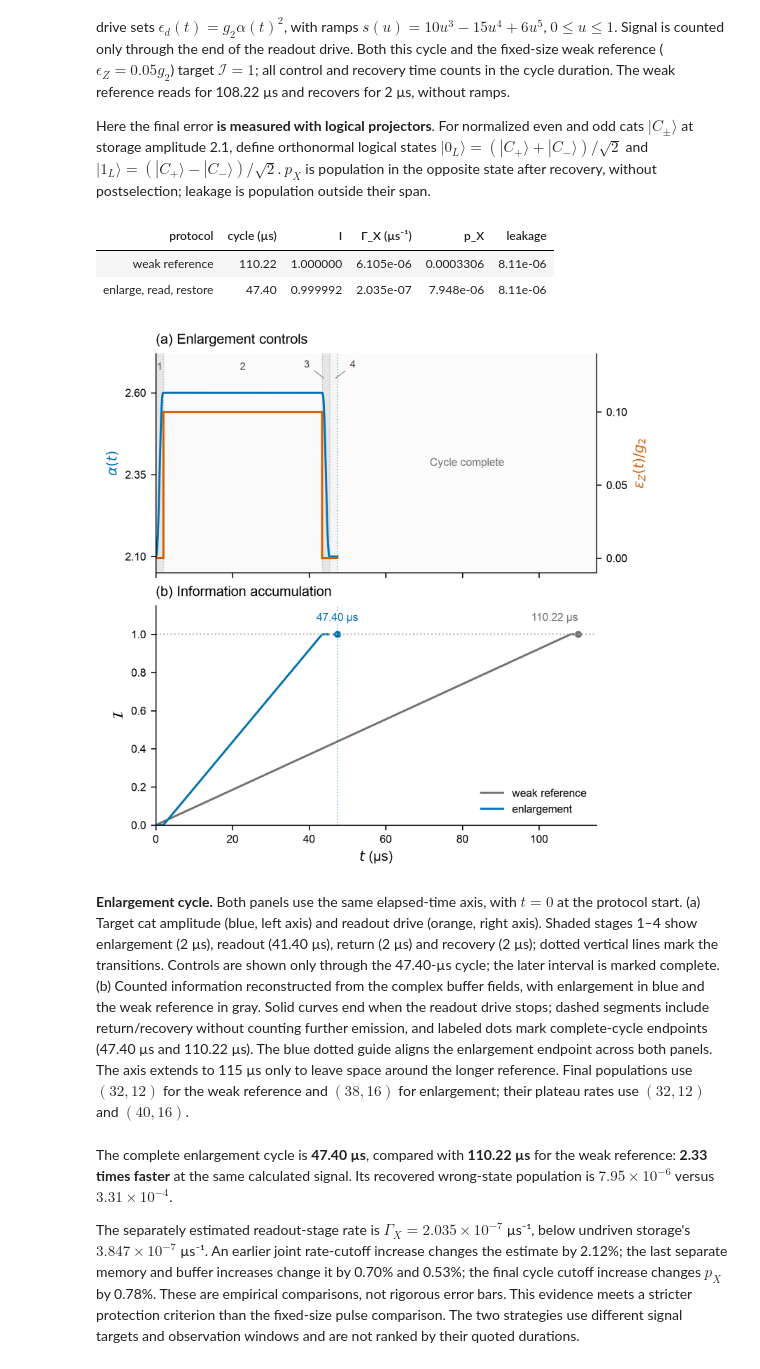
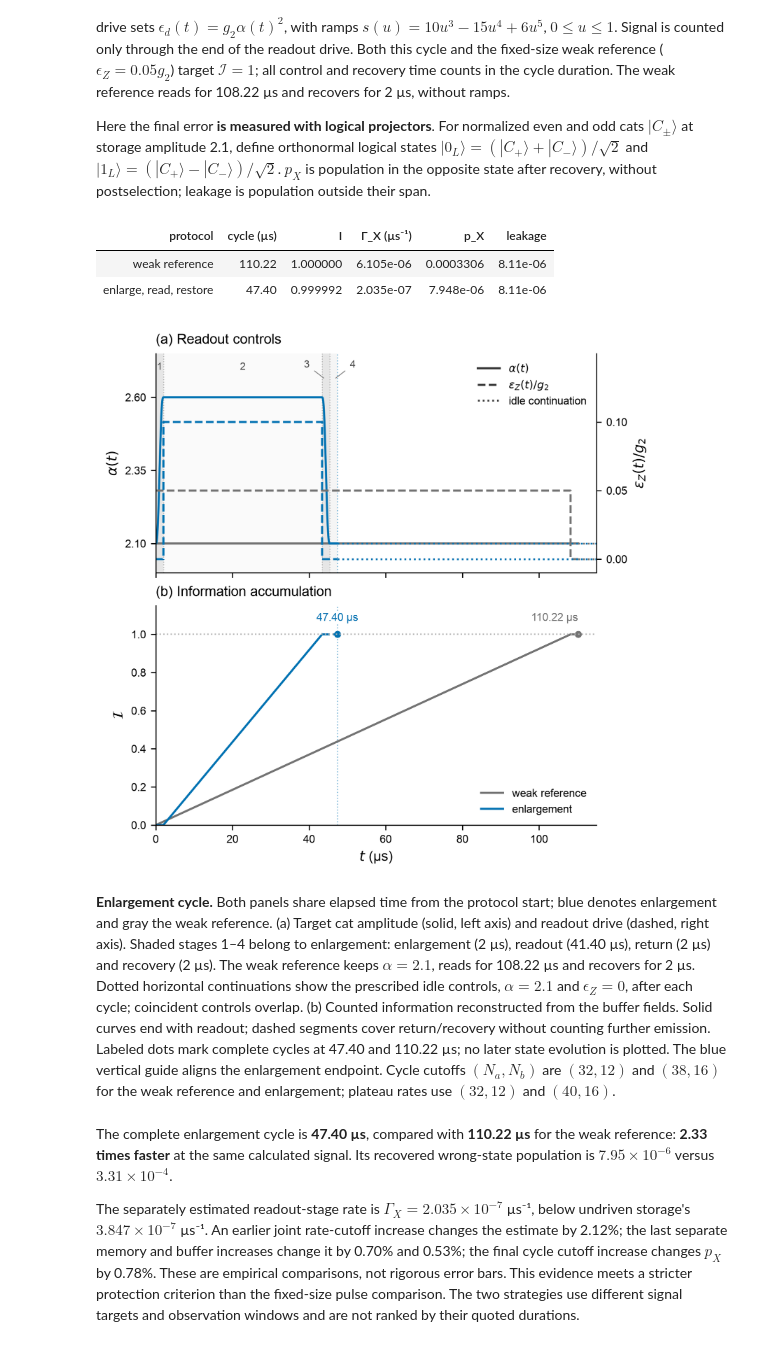
Before and after one commit to pkarakala/duquantum-cat-qubit, a Jupyter notebook: notebooks/09_task_2_4_better_readout.ipynb, the cells around one changed output. Cells and saved outputs as stored; diff of their text form; code cells hidden in the pictures.

Commit message:
Clarify control protocols and complete-cycle information endpoints

```diff
--- a/notebooks/09_task_2_4_better_readout.ipynb
+++ b/notebooks/09_task_2_4_better_readout.ipynb
@@ -311,58 +311,70 @@ ax_info.axhline(1, color="0.7", ls=":", lw=1)
 ax_info.set(xlabel=r"$t$ (µs)", ylabel=r"$\mathcal{I}$", xlim=(0,115), ylim=(0,1.15))
 ax_info.legend(loc="lower right")
 P.panel(ax_info, "b", "Information accumulation")
+from matplotlib.lines import Line2D
+alpha_storage = enlargement["configuration"]["alpha_storage"]
+smooth = lambda u: 10*u**3-15*u**4+6*u**5
+for key, color in [("baseline", "0.45"), ("amplified", "C0")]:
+    params = enlargement["cycles"][key]["parameters"]
+    t = archive[f"{key}_t"]
+    ramp, read = params["ramp"], params["read_time"]
+    if ramp:
+        u = np.clip(t/ramp, 0, 1)
+        v = np.clip((t-ramp-read)/ramp, 0, 1)
+        al = alpha_storage + (params["alpha_readout"]-alpha_storage)*(smooth(u)-smooth(v))
+    else:
+        al = np.full_like(t, alpha_storage)
+    drive = np.where((t>=ramp)&(t<ramp+read), params["ratio"], 0)
+    ax_alpha.plot(t, al, color=color)
+    ax_drive.step(t, drive, where="post", color=color, ls="--")
+    # These are prescribed idle controls, not extensions of the simulated state.
+    ax_alpha.plot([t[-1], 115], [alpha_storage]*2, color=color, ls=":", lw=1.3)
+    ax_drive.plot([t[-1], 115], [0, 0], color=color, ls=":", lw=1.3)
+ax_alpha.set(ylabel=r"$\alpha(t)$", ylim=(2.0,2.75), yticks=[2.1,2.35,2.6])
+ax_drive.set(ylabel=r"$\epsilon_Z(t)/g_2$", ylim=(-.01,.15), yticks=[0,.05,.1])
+ax_drive.spines["right"].set_visible(True)
+ax_drive.legend(handles=[Line2D([], [], color="0.2", label=r"$\alpha(t)$"),
+                        Line2D([], [], color="0.2", ls="--", label=r"$\epsilon_Z(t)/g_2$"),
+                        Line2D([], [], color="0.2", ls=":", lw=1.3, label="idle continuation")],
+                loc="upper right", fontsize=8)
 params = enlargement["cycles"]["amplified"]["parameters"]
 t = archive["amplified_t"]; ramp=params["ramp"]; read=params["read_time"]
-smooth = lambda u: 10*u**3-15*u**4+6*u**5
-u = np.clip(t/ramp, 0, 1); v=np.clip((t-ramp-read)/ramp,0,1)
-al = 2.1 + (params["alpha_readout"]-2.1)*(smooth(u)-smooth(v))
-drive=np.where((t>=ramp)&(t<ramp+read),params["ratio"],0)
-ax_alpha.plot(t, al, color="C0")
-ax_alpha.set(ylabel=r"$\alpha(t)$", ylim=(2.05,2.72), yticks=[2.1,2.35,2.6])
-ax_drive.step(t, drive, where="post", color="C1")
-ax_drive.set(ylabel=r"$\epsilon_Z(t)/g_2$", ylim=(-.01,.14), yticks=[0,.05,.1])
-ax_alpha.yaxis.label.set_color("C0")
-ax_drive.yaxis.label.set_color("C1")
-ax_drive.spines["right"].set_visible(True)
 # True-duration stage bands and compact indices keep the brief ramps visible.
 stage_edges = [0, ramp, ramp+read, 2*ramp+read, t[-1]]
 for index, left, right, shade in zip(("1", "2", "3", "4"), stage_edges[:-1],
                                     stage_edges[1:], ("0.90", "0.98", "0.90", "0.96")):
     ax_alpha.axvspan(left, right, facecolor=shade, edgecolor="none", zorder=0)
     center = (left+right)/2
     if index in ("3", "4"):
         label_x = center + (-5 if index=="3" else 5)
         ax_alpha.annotate(index, (center,.88), xycoords=ax_alpha.get_xaxis_transform(),
                           xytext=(label_x,.97), textcoords=ax_alpha.get_xaxis_transform(),
                           ha="center", va="top", fontsize=7.5, color="0.3",
                           arrowprops={"arrowstyle":"-", "color":"0.5", "lw":.6})
     else:
         ax_alpha.text(center, .96, index, transform=ax_alpha.get_xaxis_transform(),
                       ha="center", va="top", fontsize=7.5, color="0.3")
 for boundary in stage_edges[1:-1]:
     ax_alpha.axvline(boundary, color="0.7", ls=":", lw=.7, zorder=1)
 cycle_end = cycles["amplified"]["cycle_duration_us"]
-ax_alpha.axvspan(cycle_end, 115, facecolor="0.985", edgecolor="none", zorder=0)
-ax_alpha.text((cycle_end+115)/2, .5, "Cycle complete", transform=ax_alpha.get_xaxis_transform(),
-              ha="center", va="center", color="0.45", fontsize=8)
 for axis in (ax_alpha, ax_info):
     axis.axvline(cycle_end, color="C0", ls=":", lw=.8, alpha=.5, zorder=0)
 ax_info.set_xlim(0,115)
-P.panel(ax_alpha, "a", "Enlargement controls")
+P.panel(ax_alpha, "a", "Readout controls")
 fig.canvas.draw()
 assert np.allclose([ax_alpha.get_position().x0, ax_alpha.get_position().x1],
                    [ax_info.get_position().x0, ax_info.get_position().x1])
 with redirect_stdout(io.StringIO()):
     P.save(fig, "s2/task_2_4_enlargement")
 plt.close(fig)
 show("s2/task_2_4_enlargement", 560)
 # %% [output]
 | protocol | cycle (µs) | I | Γ_X (µs⁻¹) | p_X | leakage |
 | weak reference | 110.22 | 1.000000 | 6.105e-06 | 0.0003306 | 8.11e-06 |
 | enlarge, read, restore | 47.40 | 0.999992 | 2.035e-07 | 7.948e-06 | 8.11e-06 |
-[figure, old version]
+[figure, new version]
 # %% [markdown]
-**Enlargement cycle.** Both panels use the same elapsed-time axis, with $t=0$ at the protocol start. (a) Target cat amplitude (blue, left axis) and readout drive (orange, right axis). Shaded stages 1–4 show enlargement (2 µs), readout (41.40 µs), return (2 µs) and recovery (2 µs); dotted vertical lines mark the transitions. Controls are shown only through the 47.40-µs cycle; the later interval is marked complete. (b) Counted information reconstructed from the complex buffer fields, with enlargement in blue and the weak reference in gray. Solid curves end when the readout drive stops; dashed segments include return/recovery without counting further emission, and labeled dots mark complete-cycle endpoints (47.40 µs and 110.22 µs). The blue dotted guide aligns the enlargement endpoint across both panels. The axis extends to 115 µs only to leave space around the longer reference. Final populations use $(32,12)$ for the weak reference and $(38,16)$ for enlargement; their plateau rates use $(32,12)$ and $(40,16)$.
+**Enlargement cycle.** Both panels share elapsed time from the protocol start; blue denotes enlargement and gray the weak reference. (a) Target cat amplitude (solid, left axis) and readout drive (dashed, right axis). Shaded stages 1–4 belong to enlargement: enlargement (2 µs), readout (41.40 µs), return (2 µs) and recovery (2 µs). The weak reference keeps $\alpha=2.1$, reads for 108.22 µs and recovers for 2 µs. Dotted horizontal continuations show the prescribed idle controls, $\alpha=2.1$ and $\epsilon_Z=0$, after each cycle; coincident controls overlap. (b) Counted information reconstructed from the buffer fields. Solid curves end with readout; dashed segments cover return/recovery without counting further emission. Labeled dots mark complete cycles at 47.40 and 110.22 µs; no later state evolution is plotted. The blue vertical guide aligns the enlargement endpoint. Cycle cutoffs $(N_a,N_b)$ are $(32,12)$ and $(38,16)$ for the weak reference and enlargement; plateau rates use $(32,12)$ and $(40,16)$.
 # %% [markdown]
 The complete enlargement cycle is **47.40 µs**, compared with **110.22 µs** for the weak reference: **2.33 times faster** at the same calculated signal. Its recovered wrong-state population is $7.95\times10^{-6}$ versus $3.31\times10^{-4}$.
 
```
Also changed, not shown: 4 other files.
